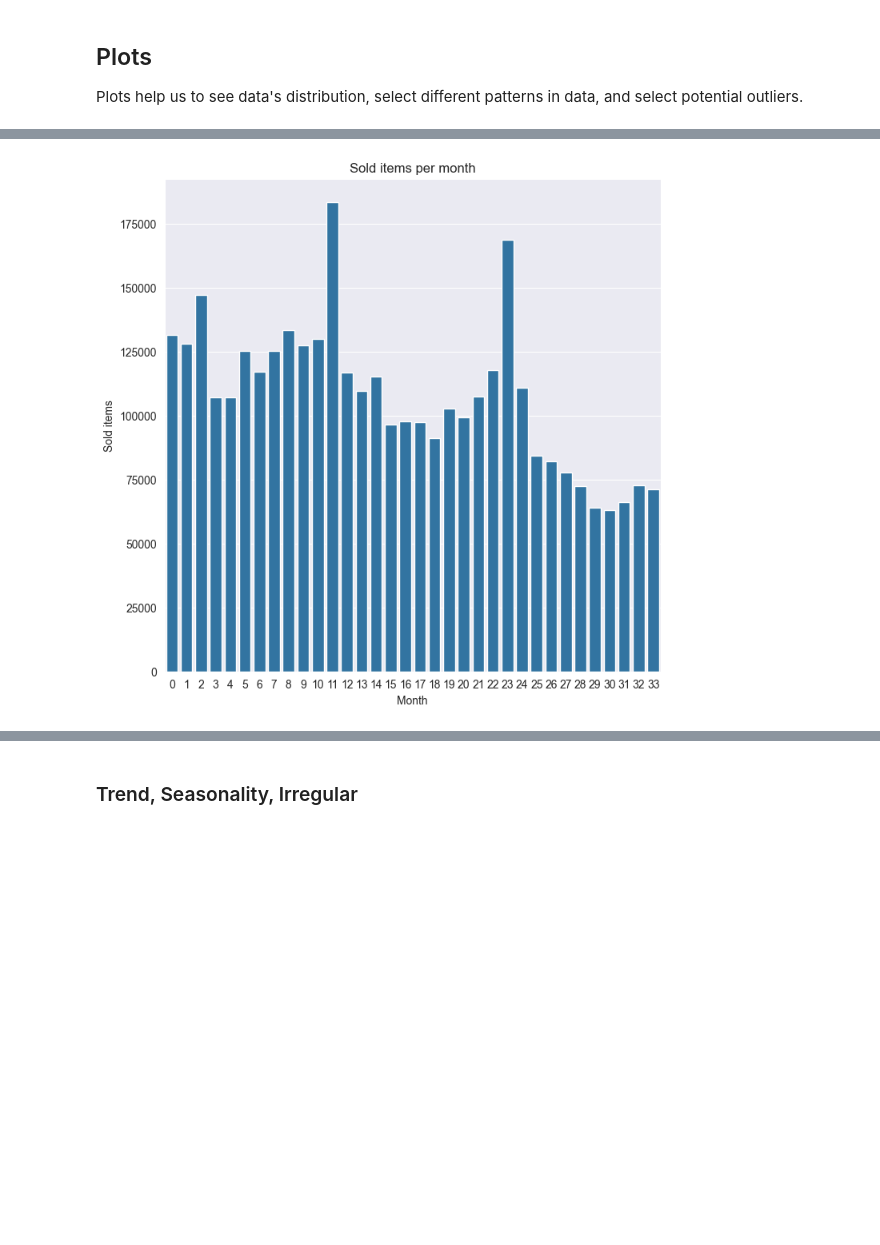
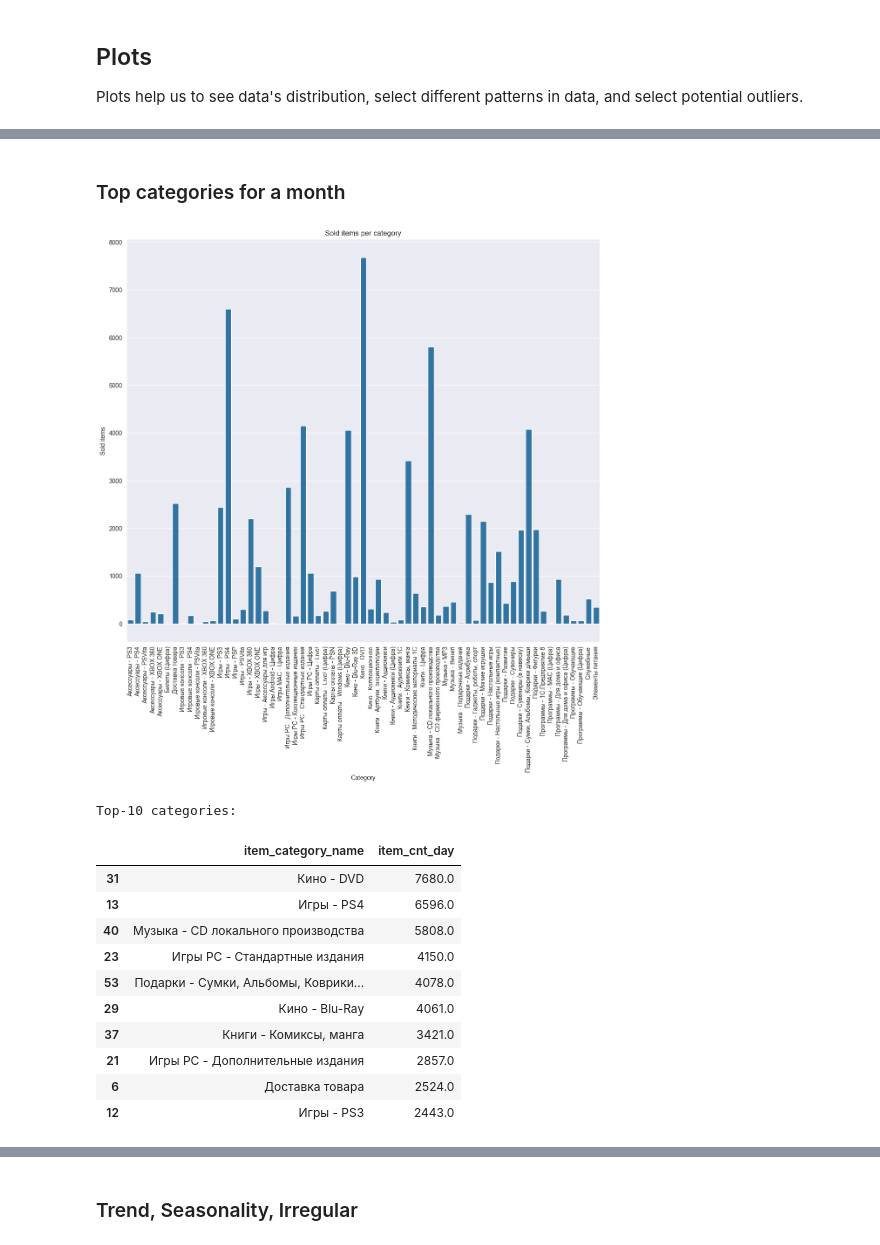
Before and after one commit to Akevilli/Internship, a Jupyter notebook: EDA.ipynb, the cells around one changed output, grey strips where cells are left out. Drawn from its saved outputs; the diff is of its cells as text; code cells hidden in the pictures; blank space fills up the shorter version.

Commit message:
DS-1.2 EDA Changes: - ACF & PACF plots - plots improvement - notes

```diff
--- a/EDA.ipynb
+++ b/EDA.ipynb
@@ -58,5 +55,5 @@ from statsmodels.tsa.seasonal import seasonal_decompose
 # %%
-df_train = pd.read_csv('data/sales_train.csv')
+df_train = pd.read_csv('data/full_train.csv')
 # %%
 df_train.columns
 # %% [output]
@@ -128,10 +101,30 @@ plt.show()
 [figure]
-# %%
-plt.figure(figsize=(8,8))
-plt.title("Sold items per month")
-plt.xlabel("Month")
-plt.ylabel("Sold items")
-sns.barplot(data=monthly_sales, x="date_block_num", y="item_cnt_day")
-plt.show()
-# %% [output]
-[figure, removed]
+# %% [markdown]
+### Top categories for a month
+# %%
+month = 33
+sales_per_category = df_train[df_train["date_block_num"] == month].groupby(["item_category_name"])["item_cnt_day"].sum().reset_index()
+plt.figure(figsize=(14,12))
+plt.title("Sold items per category")
+plt.xlabel("Category")
+plt.ylabel("Sold items")
+sns.barplot(data=sales_per_category, x="item_category_name", y="item_cnt_day")
+plt.xticks(rotation=90)
+plt.show()
+
+print("Top-10 categories:")
+sales_per_category.nlargest(10, columns="item_cnt_day")
+# %% [output]
+[figure, added]
+Top-10 categories:
+|  | item_category_name | item_cnt_day |
+| 31 | Кино - DVD | 7680.0 |
+| 13 | Игры - PS4 | 6596.0 |
+| 40 | Музыка - CD локального производства | 5808.0 |
+| 23 | Игры PC - Стандартные издания | 4150.0 |
+| 53 | Подарки - Сумки, Альбомы, Коврики... | 4078.0 |
+| 29 | Кино - Blu-Ray | 4061.0 |
+| 37 | Книги - Комиксы, манга | 3421.0 |
+| 21 | Игры PC - Дополнительные издания | 2857.0 |
+| 6 | Доставка товара | 2524.0 |
+| 12 | Игры - PS3 | 2443.0 |
```
Also changed, not shown: parts of 18 cells of this notebook.
